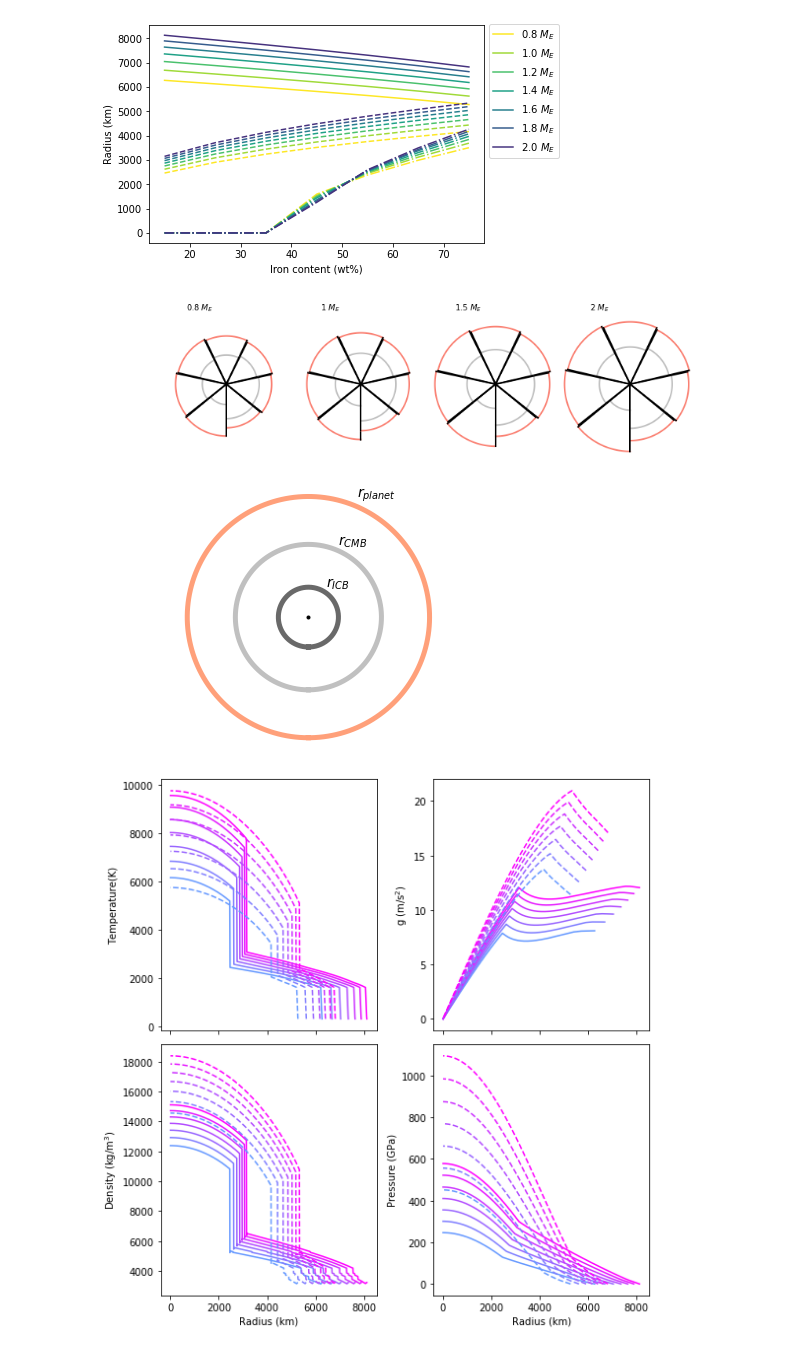
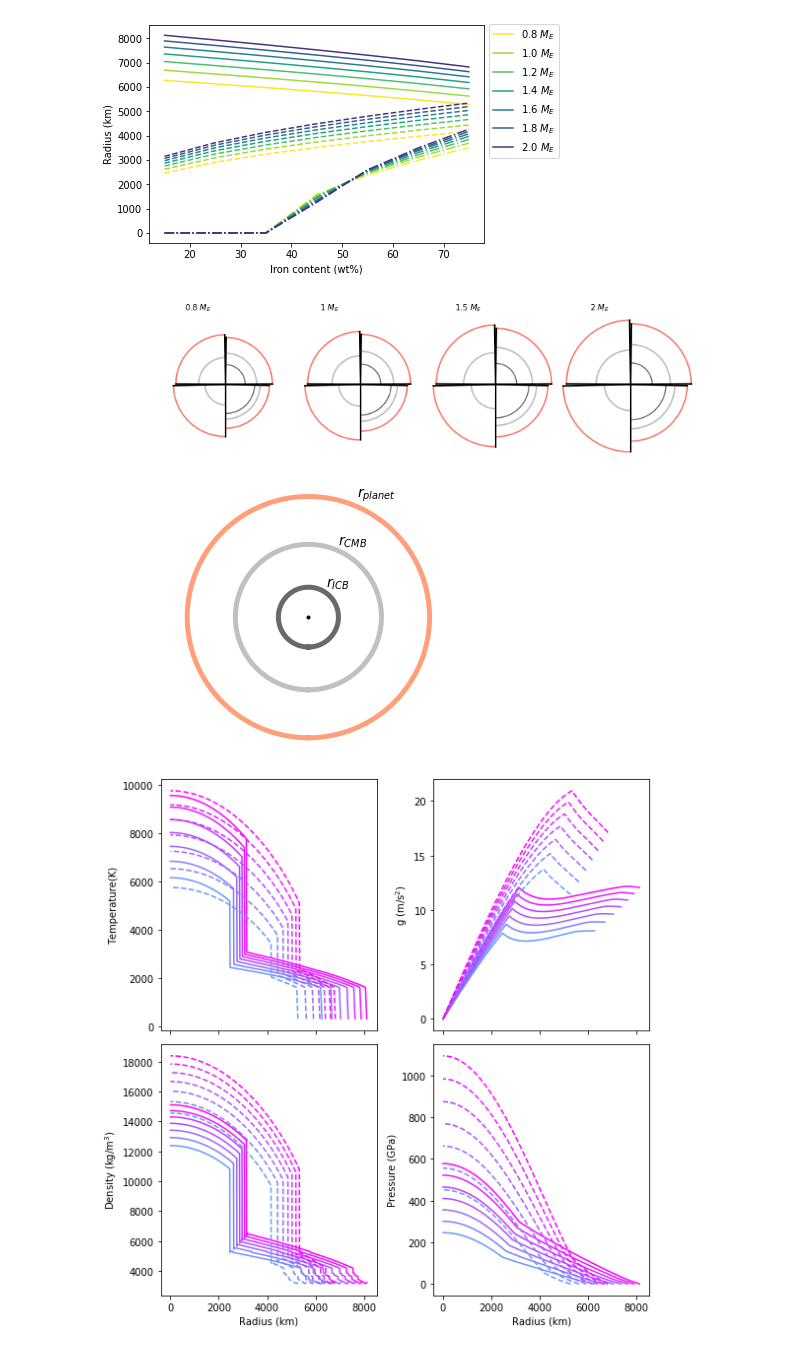
Before and after one commit to irenebonati/exo-cores, a Jupyter notebook: Analysis.ipynb, the cells around one changed output. Saved outputs shown, nothing was run; the diff lists cells and outputs as text; code cells hidden in the pictures.

```diff
--- a/Analysis.ipynb
+++ b/Analysis.ipynb
@@ -73,13 +73,13 @@ def x(r, theta):
 def y(r, theta):
     return r*np.cos(theta)
 
-n_CFe = 7
+n_CFe = 4
 n_M = 7
 n_t = 50
 #Masses = [0.8, 1., 1.2, 1.4, 1.6, 1.8, 2.]
 Masses = [0.8,1,1.5,2]
 n_M = 4
-CFe = [15., 25., 35., 45., 55., 65., 75.]
+CFe = [15., 35., 55., 75.]
 theta = np.linspace(-np.pi, np.pi, n_CFe*n_t)
 max_R = data["Rp"].max()
 
@@ -92,38 +92,38 @@ for j, mass in enumerate(Masses):
         r = data[(data["M"]==mass) & (data["C_Fe"]==Fe)]
         Rp = r.iloc[0]["Rp"]
         Rc = r.iloc[0]["Rc"]
-        #Ricb = r.iloc[0]["r_ICB"]
+        Ricb = r.iloc[0]["r_ICB"]
 
         ax.plot(Rp*np.sin(th)+2*j*max_R, Rp*np.cos(th), 'salmon',linewidth=2)
         ax.plot(Rc*np.sin(th)+2*j*max_R, Rc*np.cos(th), 'silver',linewidth=2)
-        #ax.plot(Ricb*np.sin(th)+2*j*max_R, Ricb*np.cos(th), 'dimgrey')
+        ax.plot(Ricb*np.sin(th)+2*j*max_R, Ricb*np.cos(th), 'dimgrey')
         ax.plot([0, Rp*np.sin(th[0])]+2*j*max_R, [0, Rp*np.cos(th[0])], "black",linewidth=2)
         ax.plot([0, Rp*np.sin(th[-1])]+2*j*max_R, [0, Rp*np.cos(th[-1])], "black",linewidth=2)
 plt.axis('equal')
 #ax.set_ylim([-max_R, max_R])
 #ax.set_xlim([-max_R, 13*max_R])
 plt.axis("off")
 plt.tight_layout()
 plt.savefig(folder + "radius_poster.pdf")
 
 r = data[(data["M"]==1.) & (data["C_Fe"]==45)]
 Rp = r.iloc[0]["Rp"]
 Rc = r.iloc[0]["Rc"]
 Ricb = r.iloc[0]["r_ICB"]
 fig, ax = plt.subplots()
 ax.plot(Rp*np.sin(theta), Rp*np.cos(theta), 'lightsalmon',linewidth=5)
 ax.plot(Rc*np.sin(theta), Rc*np.cos(theta), 'silver',linewidth=5)
 ax.plot(Ricb*np.sin(theta), Ricb*np.cos(theta), 'dimgrey',linewidth=5)
 ax.text(Ricb*0.6,Ricb*1,'$r_{ICB}$',fontsize = 14,weight='bold')
 ax.text(Rc*0.4,Rc*1,'$r_{CMB}$',fontsize=14,weight='bold')
 ax.text(Rp*0.4,Rp*1,'$r_{planet}$',fontsize=14,weight='bold')
 ax.scatter(0,0, c="k", marker=".")
 plt.axis('equal')
 plt.axis("off")
 plt.tight_layout()
 plt.savefig("singleplanet.pdf")
 # %% [output]
-[figure, old version]
+[figure, new version]
 [figure]
 # %%
 ## radial profiles
```
Also changed, not shown: 6 other files.
